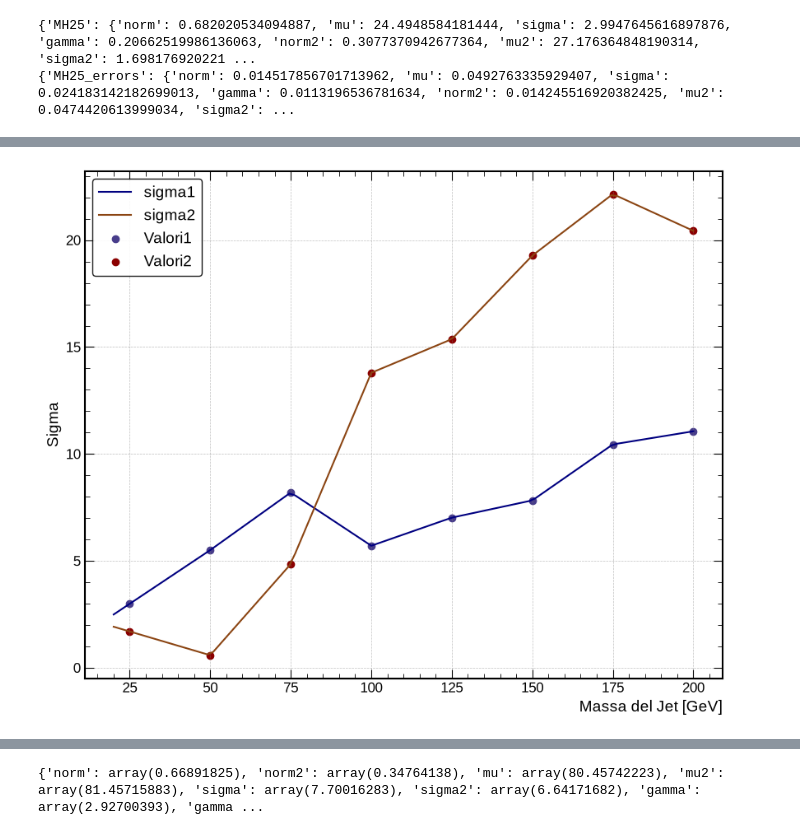
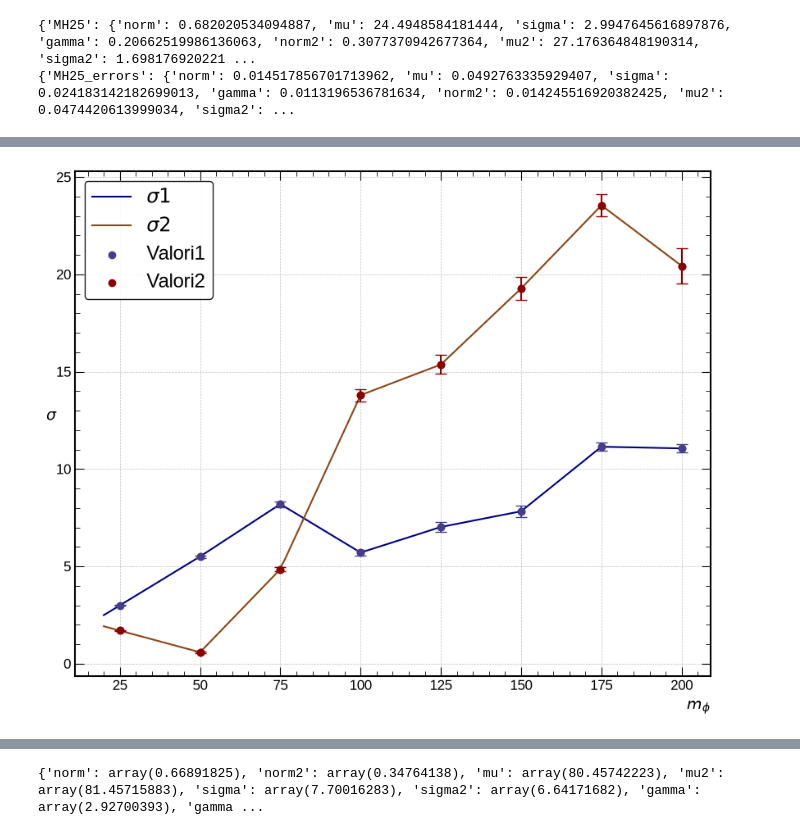
Before and after one commit to riccardocanterini-cyber/Tesi, a Jupyter notebook: Fit_Bifunzione/Interpolazione_BF.ipynb, the cells around one changed output, grey strips where cells are left out. Drawn from its saved outputs; the diff is of its cells as text; code cells hidden in the pictures.

```diff
--- a/Fit_Bifunzione/Interpolazione_BF.ipynb
+++ b/Fit_Bifunzione/Interpolazione_BF.ipynb
@@ -209,39 +291,41 @@ sigma_interpolated = sigma_interpolation(mass_range)
 sigma_2_interpolated = sigma_2_interpolation(mass_range)
 
 #Ricopiamo le impostazioni del grafico precednte e vi inseriamo i valori giusti
 
 plt.rcParams.update({
     'font.size': 12,
     'font.family': 'sans-serif',
     'font.sans-serif': ['Liberation Sans', 'DejaVu Sans'],
     'xtick.direction': 'in',
     'ytick.direction': 'in',
     'xtick.major.size': 8,
     'ytick.major.size': 8,
     'xtick.minor.size': 4,
     'ytick.minor.size': 4,
     'xtick.top': True,
     'ytick.right': True,
     'axes.linewidth': 1.5,
 })
 
 fig, ax= plt.subplots(figsize=(10,8))
-plt.plot(mass_range, sigma_interpolated, label='sigma1', color='navy')
-plt.plot(mass_range, sigma_2_interpolated, label='sigma2', color='saddlebrown')
+plt.plot(mass_range, sigma_interpolated, label=r'$\sigma1$', color='navy')
+plt.plot(mass_range, sigma_2_interpolated, label=r'$\sigma2$', color='saddlebrown')
 plt.scatter(masse, sigma, color='darkslateblue', label='Valori1')
 plt.scatter(masse, sigma_2, color='darkred', label='Valori2')
-plt.xlabel("Massa del Jet [GeV]", fontsize=14, loc="right")
-plt.ylabel("Sigma", fontsize=14)
+plt.errorbar(masse, sigma, color="darkslateblue" , yerr=sigma_errors, fmt='o', capsize=5)
+plt.errorbar(masse, sigma_2, color="darkred", yerr=sigma_2_errors, fmt='o', capsize=5)
+plt.xlabel (r"$m_{\phi}$", fontsize=14, loc="right")
+plt.ylabel(r"$\sigma$", fontsize=14, rotation=0)
 plt.title("")
 ax.xaxis.set_minor_locator(AutoMinorLocator())
 ax.yaxis.set_minor_locator(AutoMinorLocator())
 ax.grid(visible=True, which='major', color='gray', linestyle='--', linewidth=0.5, alpha=0.5)
-plt.legend(loc="upper left", fontsize=14, frameon=True, edgecolor="black", facecolor="white", framealpha=0.9)
+plt.legend(loc="upper left", fontsize=17, frameon=True, edgecolor="black", facecolor="white", framealpha=0.9)
 plt.grid(visible=True, which='major', color='gray', linestyle='--', linewidth=0.5, alpha=0.5)
 plt.savefig('/home/riccardo/Tesi/Cartella_Analisi_Dati/Immagini/Interpolazione_Sigma.png', bbox_inches='tight')
 plt.show()
 # %% [output]
-[figure, old version]
+[figure, new version]
 # %%
 #Ora per le gamma
 
```
Also changed, not shown: parts of 10 cells of this notebook, 28 other files.
